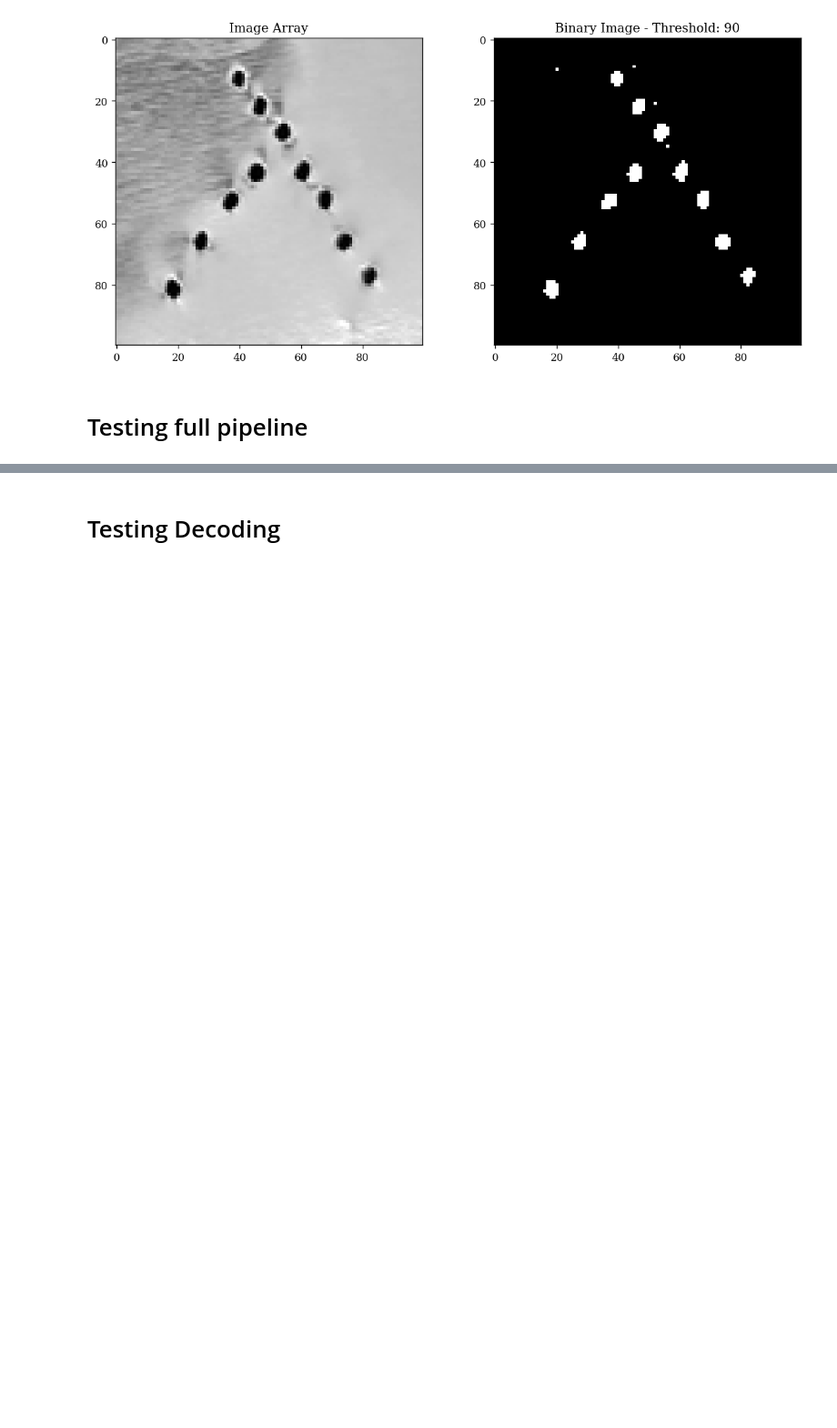
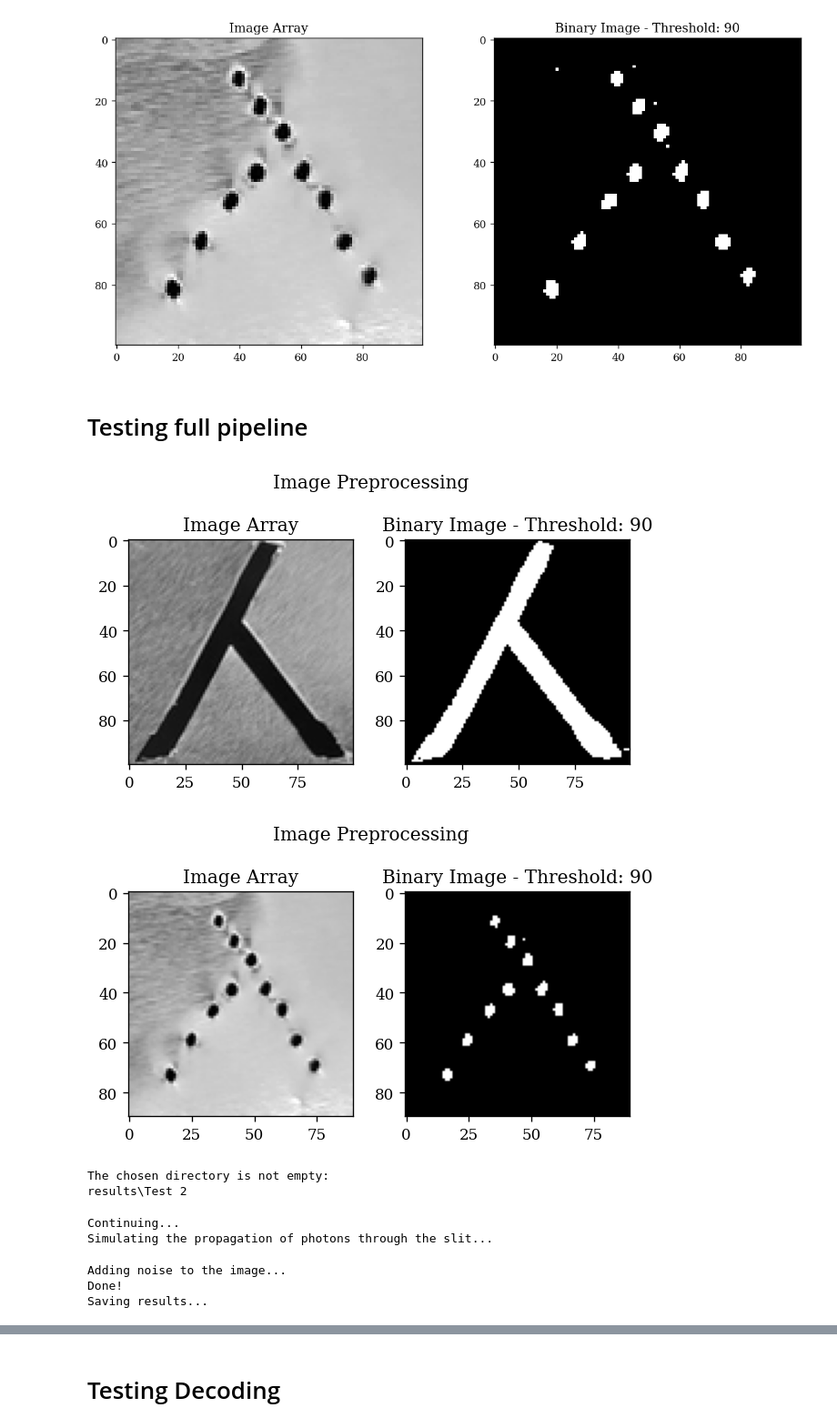
Before and after one commit to Eitan-Sprejer/CodedAperture, a Jupyter notebook: testing.ipynb, the cells around one changed output, grey strips where cells are left out. Shown at 91% size. Drawn from its saved outputs; the diff is of its cells as text; code cells hidden in the pictures; blank space fills up the shorter version.

```diff
--- a/testing.ipynb
+++ b/testing.ipynb
@@ -37,3 +36,18 @@ for i in range(len(names)):
 [figure]
 # %% [markdown]
 # Testing full pipeline
+# %%
+config_path = "config.json"
+source, slit, sensor, options = get_objects_from_config(config_path)
+simulator = CodApSimulator(options=options, source=source, slit=slit, sensor=sensor)
+play_simulation(simulator=simulator, config_path='config.json')
+# %% [output]
+[figure, added]
+[figure, added]
+The chosen directory is not empty:
+results\Test 2
+Continuing...
+Simulating the propagation of photons through the slit...
+Adding noise to the image...
+Done!
+Saving results...
```
Also changed, not shown: parts of 4 cells of this notebook, 7 other files.
